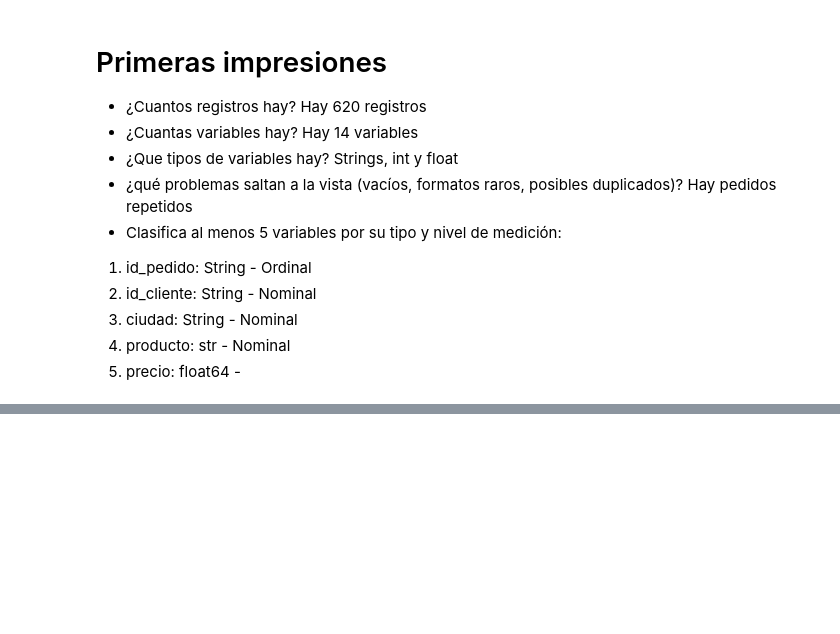
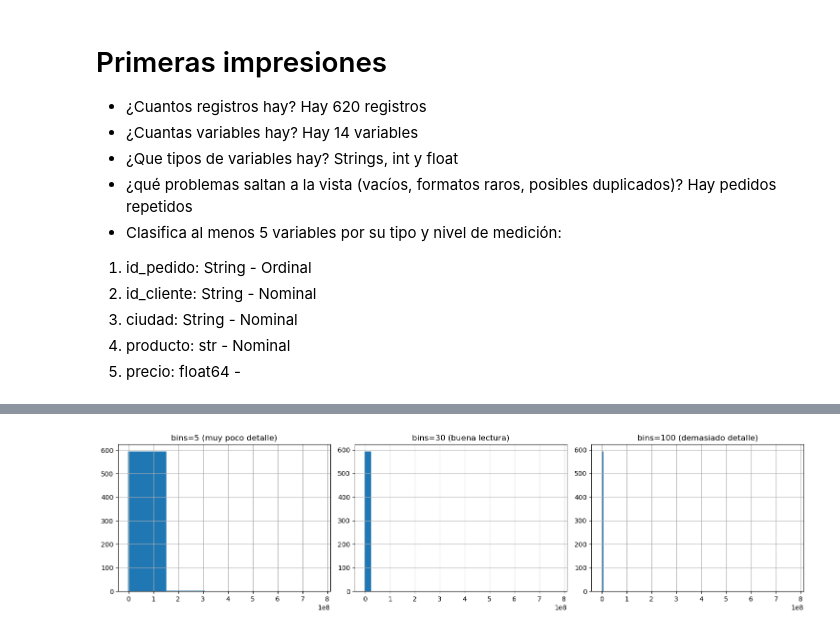
Before and after one commit to danielpaya/pre_primera_clase, a Jupyter notebook: S1_primer_contacto_NovaMarket.ipynb, the cells around one changed output, grey strips where cells are left out. Cells and saved outputs as stored; diff of their text form; code cells hidden in the pictures; blank space fills up the shorter version.

```diff
--- a/S1_primer_contacto_NovaMarket.ipynb
+++ b/S1_primer_contacto_NovaMarket.ipynb
@@ -68,0 +100,12 @@ Hay pedidos repetidos
+# %%
+# Comparar el mismo dato con distinto número de bins
+fig, axes = plt.subplots(1, 3, figsize=(15, 4))
+
+df['precio'].hist(bins=5,   ax=axes[0]); axes[0].set_title('bins=5 (muy poco detalle)')
+df['precio'].hist(bins=30,  ax=axes[1]); axes[1].set_title('bins=30 (buena lectura)')
+df['precio'].hist(bins=100, ax=axes[2]); axes[2].set_title('bins=100 (demasiado detalle)')
+
+plt.tight_layout()
+plt.show()
+# %% [output]
+[figure, added]
```
Also changed, not shown: parts of 8 cells of this notebook, 2 other files.
